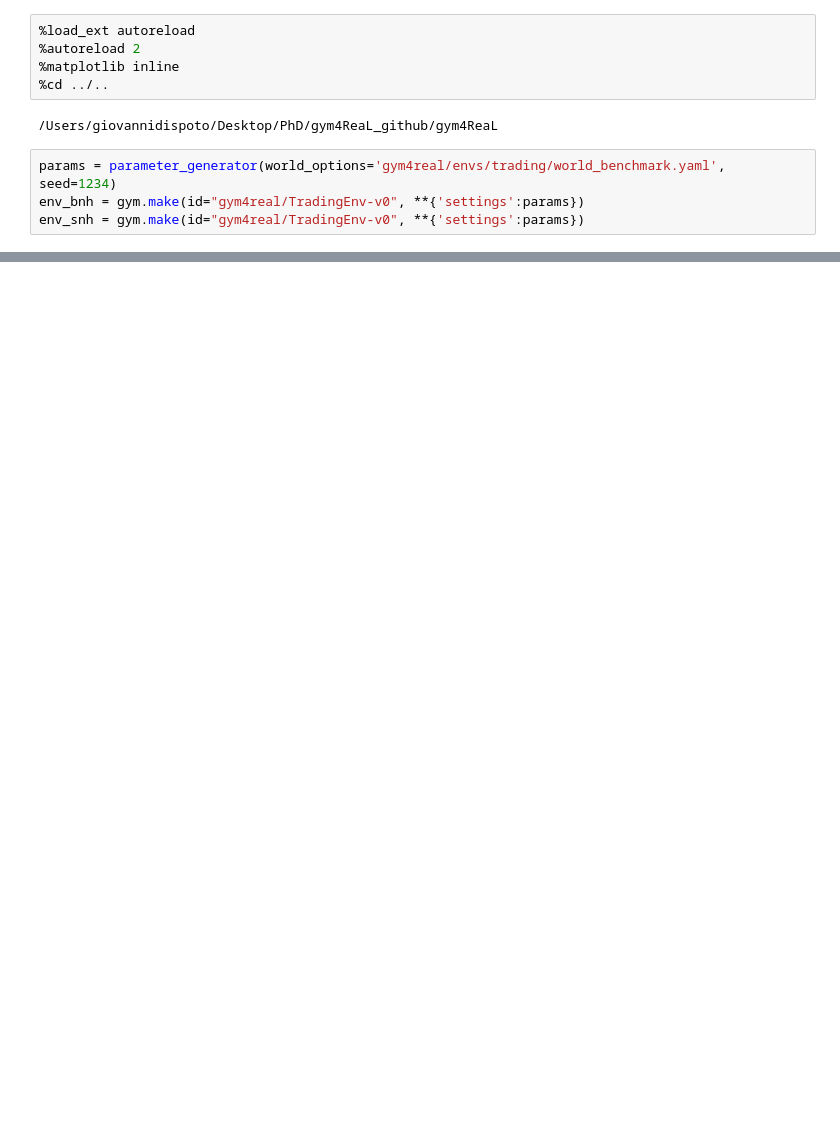
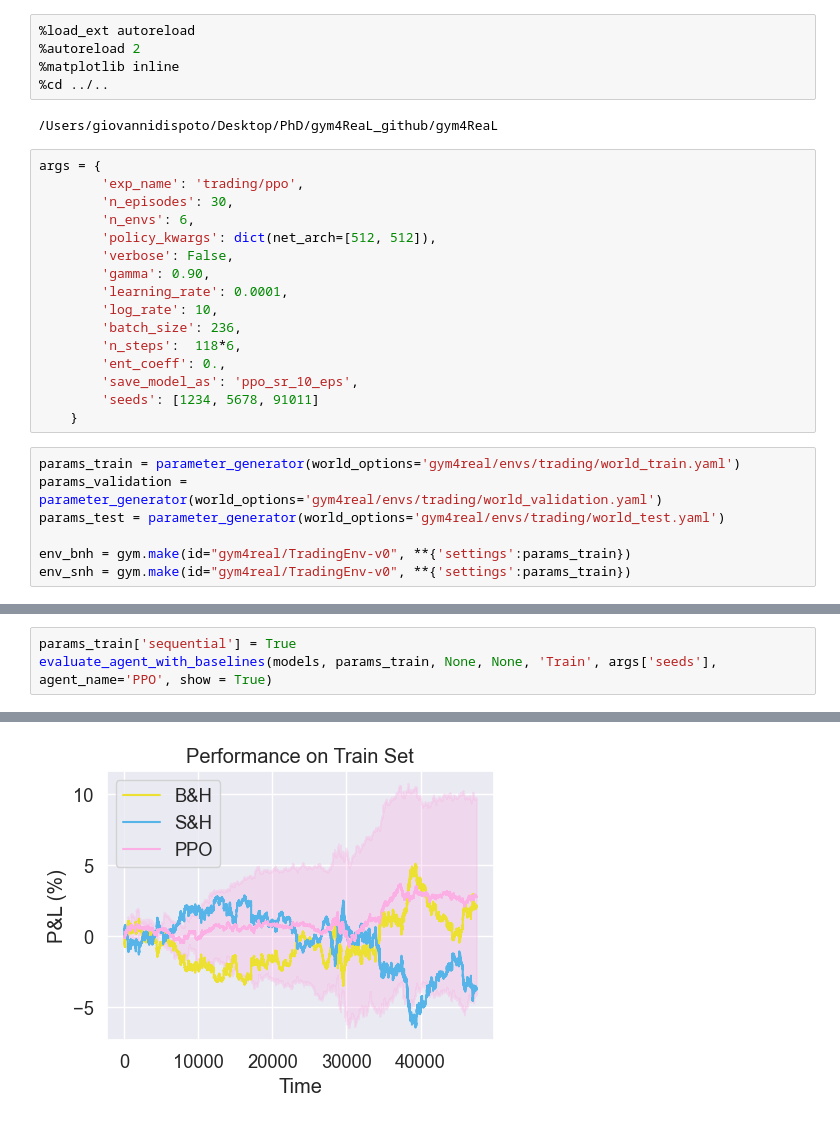
Before and after one commit to Daveonwave/gym4ReaL, a Jupyter notebook: examples/trading/benchmarks.ipynb, the cells around one changed output, grey strips where cells are left out. Saved outputs shown, nothing was run; the diff lists cells and outputs as text; blank space fills up the shorter version.

Commit message:
Update algorithms. Add notebook with benchmarks.

```diff
--- a/examples/trading/benchmarks.ipynb
+++ b/examples/trading/benchmarks.ipynb
@@ -12,7 +17,26 @@ import random
 %cd ../..
 # %% [output]
 /Users/giovannidispoto/Desktop/PhD/gym4ReaL_github/gym4ReaL
+# %%
+args = {
+        'exp_name': 'trading/ppo',
+        'n_episodes': 30,
+        'n_envs': 6,
+        'policy_kwargs': dict(net_arch=[512, 512]),
+        'verbose': False,
+        'gamma': 0.90,
+        'learning_rate': 0.0001,
+        'log_rate': 10,
+        'batch_size': 236,
+        'n_steps':  118*6,
+        'ent_coeff': 0.,
+        'save_model_as': 'ppo_sr_10_eps',
+        'seeds': [1234, 5678, 91011]
+    }
 # %%
-params = parameter_generator(world_options='gym4real/envs/trading/world_benchmark.yaml', seed=1234)
-env_bnh = gym.make(id="gym4real/TradingEnv-v0", **{'settings':params})
-env_snh = gym.make(id="gym4real/TradingEnv-v0", **{'settings':params})
+params_train = parameter_generator(world_options='gym4real/envs/trading/world_train.yaml')
+params_validation = parameter_generator(world_options='gym4real/envs/trading/world_validation.yaml')
+params_test = parameter_generator(world_options='gym4real/envs/trading/world_test.yaml')
+
+env_bnh = gym.make(id="gym4real/TradingEnv-v0", **{'settings':params_train})
+env_snh = gym.make(id="gym4real/TradingEnv-v0", **{'settings':params_train})
@@ -95,0 +99,4 @@ Len Rew:  598
+# %%
+params_train['sequential'] = True
+evaluate_agent_with_baselines(models, params_train, None, None, 'Train', args['seeds'], agent_name='PPO', show = True)
+# %% [output]
@@ -95,0 +120 @@ Len Rew:  598
+[figure, added]
```
Also changed, not shown: parts of 7 cells of this notebook, 6 other files.
